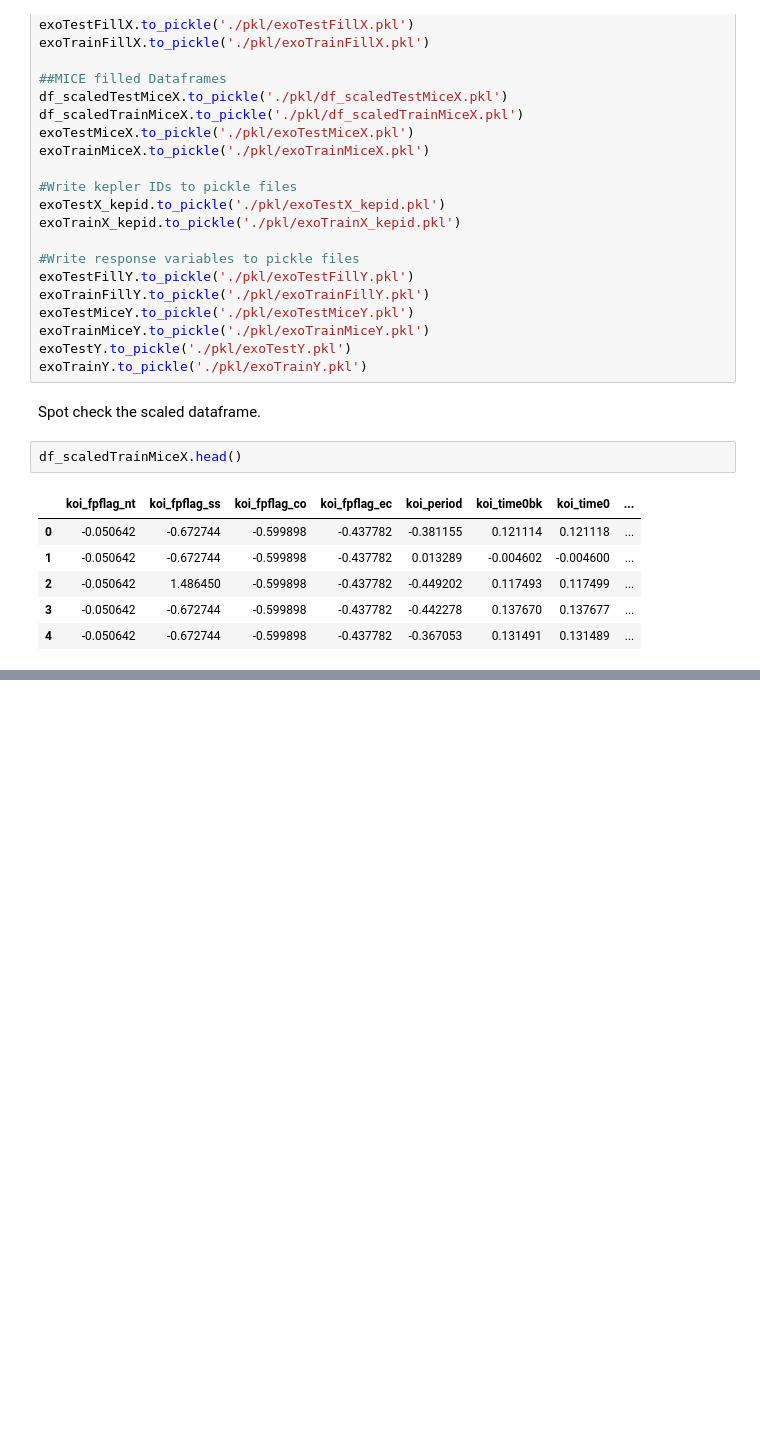
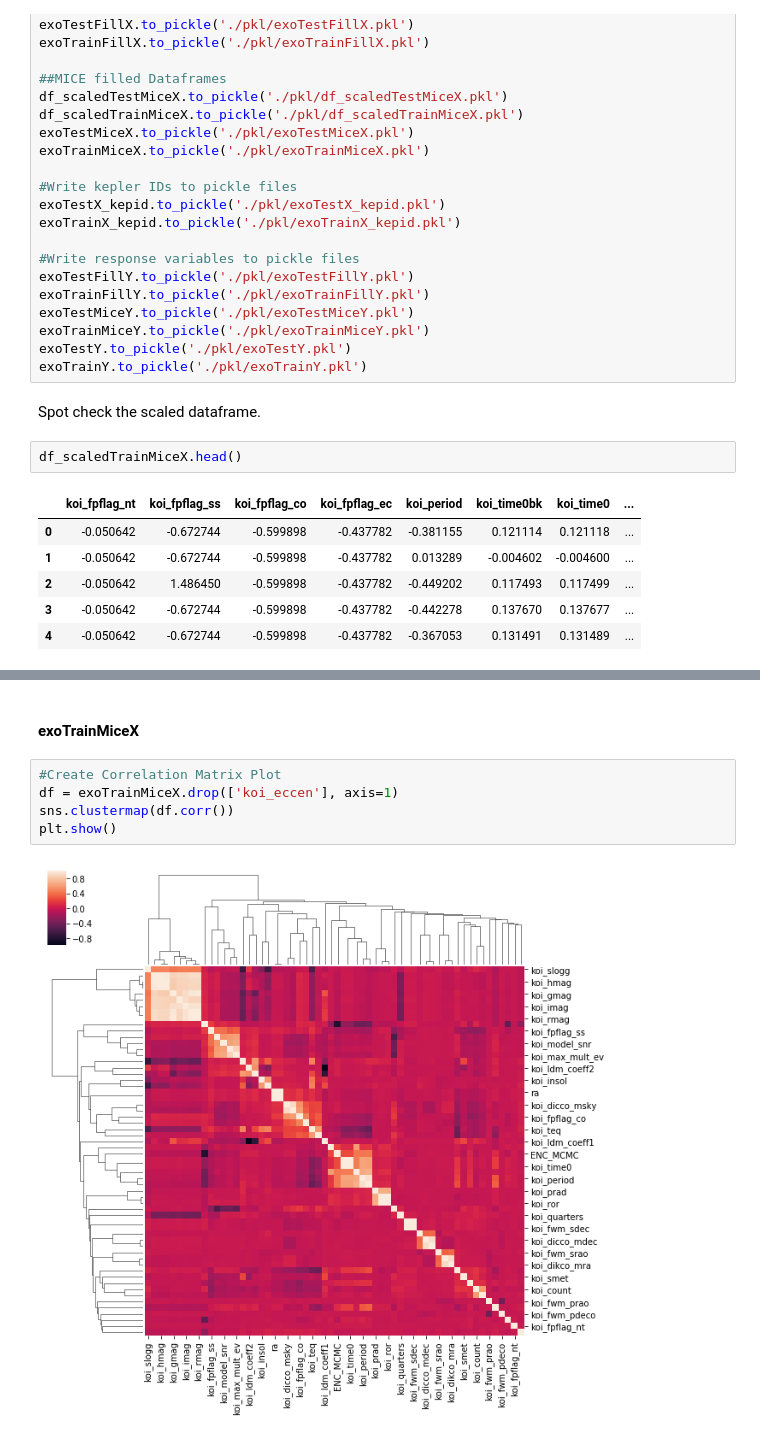
Before and after one commit to georgesturrock/Exoplanets, a Jupyter notebook: CKOI_DataPrep.ipynb, the cells around one changed output, grey strips where cells are left out. Saved outputs shown, nothing was run; the diff lists cells and outputs as text; blank space fills up the shorter version.

```diff
--- a/CKOI_DataPrep.ipynb
+++ b/CKOI_DataPrep.ipynb
@@ -373,0 +424,9 @@ df_scaledTrainMiceX.head()
+# %% [markdown]
+#### exoTrainMiceX
+# %%
+#Create Correlation Matrix Plot
+df = exoTrainMiceX.drop(['koi_eccen'], axis=1)
+sns.clustermap(df.corr())
+plt.show()
+# %% [output]
+[figure, added]
```
Also changed, not shown: parts of 16 cells of this notebook, 19 other files.
